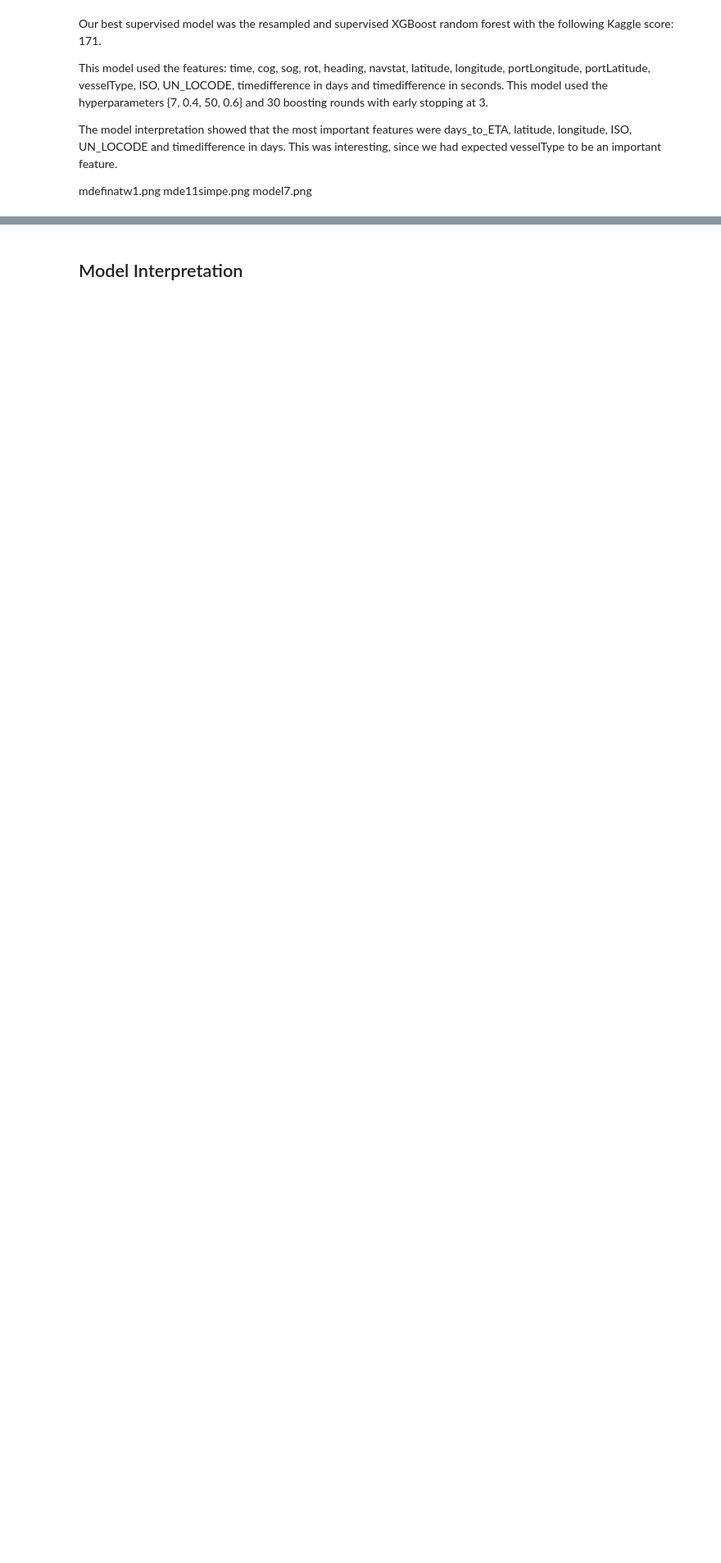
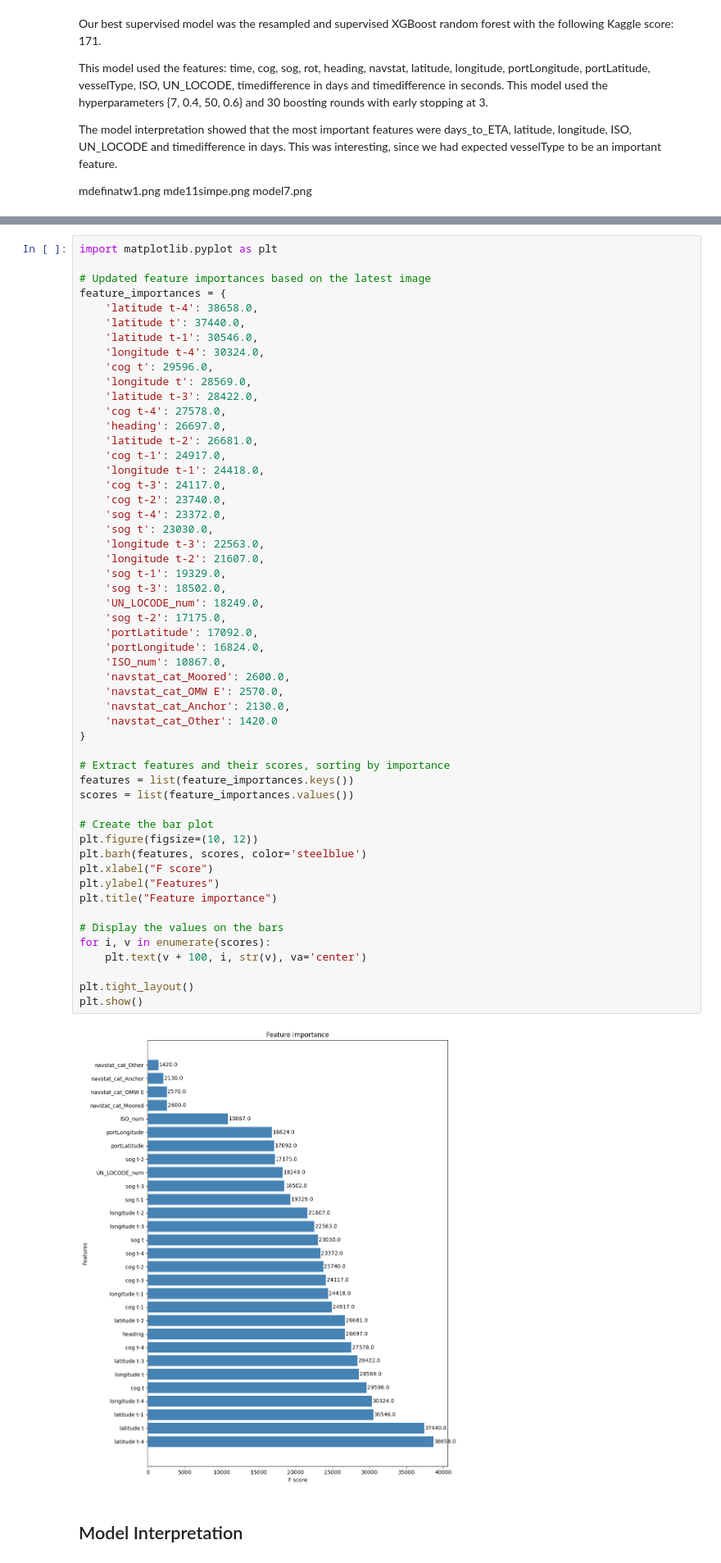
Before and after one commit to LockedInTheSkage/OceanWarlock, a Jupyter notebook: src/Report.ipynb, the cells around one changed output, grey strips where cells are left out. Shown: that part at 82% size. Cells and saved outputs as stored; diff of their text form; blank space fills up the shorter version.

```diff
--- a/src/Report.ipynb
+++ b/src/Report.ipynb
@@ -433,3 +467,58 @@ plt.show()
+# %%
+import matplotlib.pyplot as plt
+
+# Updated feature importances based on the latest image
+feature_importances = {
+    'latitude t-4': 38658.0,
+    'latitude t': 37440.0,
+    'latitude t-1': 30546.0,
+    'longitude t-4': 30324.0,
+    'cog t': 29596.0,
+    'longitude t': 28569.0,
+    'latitude t-3': 28422.0,
+    'cog t-4': 27578.0,
+    'heading': 26697.0,
+    'latitude t-2': 26681.0,
+    'cog t-1': 24917.0,
+    'longitude t-1': 24418.0,
+    'cog t-3': 24117.0,
+    'cog t-2': 23740.0,
+    'sog t-4': 23372.0,
+    'sog t': 23030.0,
+    'longitude t-3': 22563.0,
+    'longitude t-2': 21607.0,
+    'sog t-1': 19329.0,
+    'sog t-3': 18502.0,
+    'UN_LOCODE_num': 18249.0,
+    'sog t-2': 17175.0,
+    'portLatitude': 17092.0,
+    'portLongitude': 16824.0,
+    'ISO_num': 10867.0,
+    'navstat_cat_Moored': 2600.0,
+    'navstat_cat_OMW E': 2570.0,
+    'navstat_cat_Anchor': 2130.0,
+    'navstat_cat_Other': 1420.0
+}
+
+# Extract features and their scores, sorting by importance
+features = list(feature_importances.keys())
+scores = list(feature_importances.values())
+
+# Create the bar plot
+plt.figure(figsize=(10, 12))
+plt.barh(features, scores, color='steelblue')
+plt.xlabel("F score")
+plt.ylabel("Features")
+plt.title("Feature importance")
+
+# Display the values on the bars
+for i, v in enumerate(scores):
+    plt.text(v + 100, i, str(v), va='center')
+
+plt.tight_layout()
+plt.show()
+# %% [output]
+[figure, added]
 # %% [markdown]
 ## Model Interpretation
 # %% [markdown]
```
Also changed, not shown: parts of 2 cells of this notebook.
